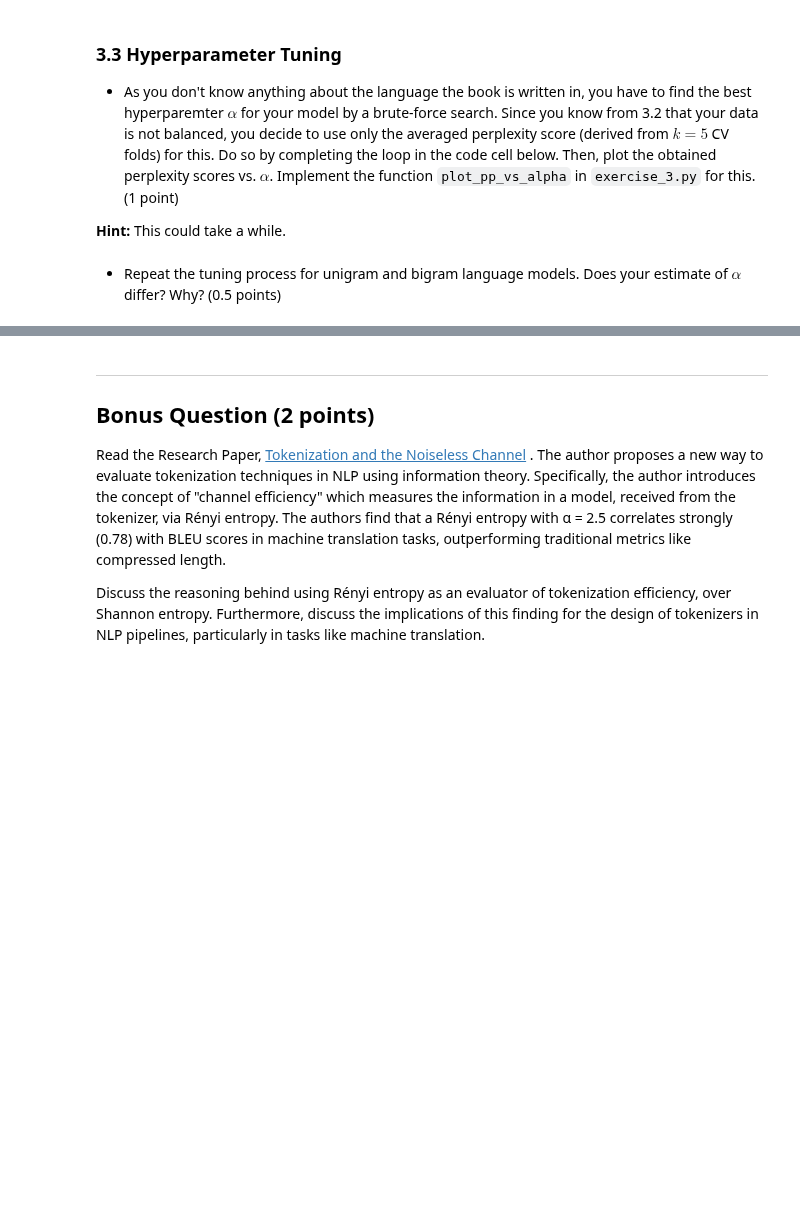
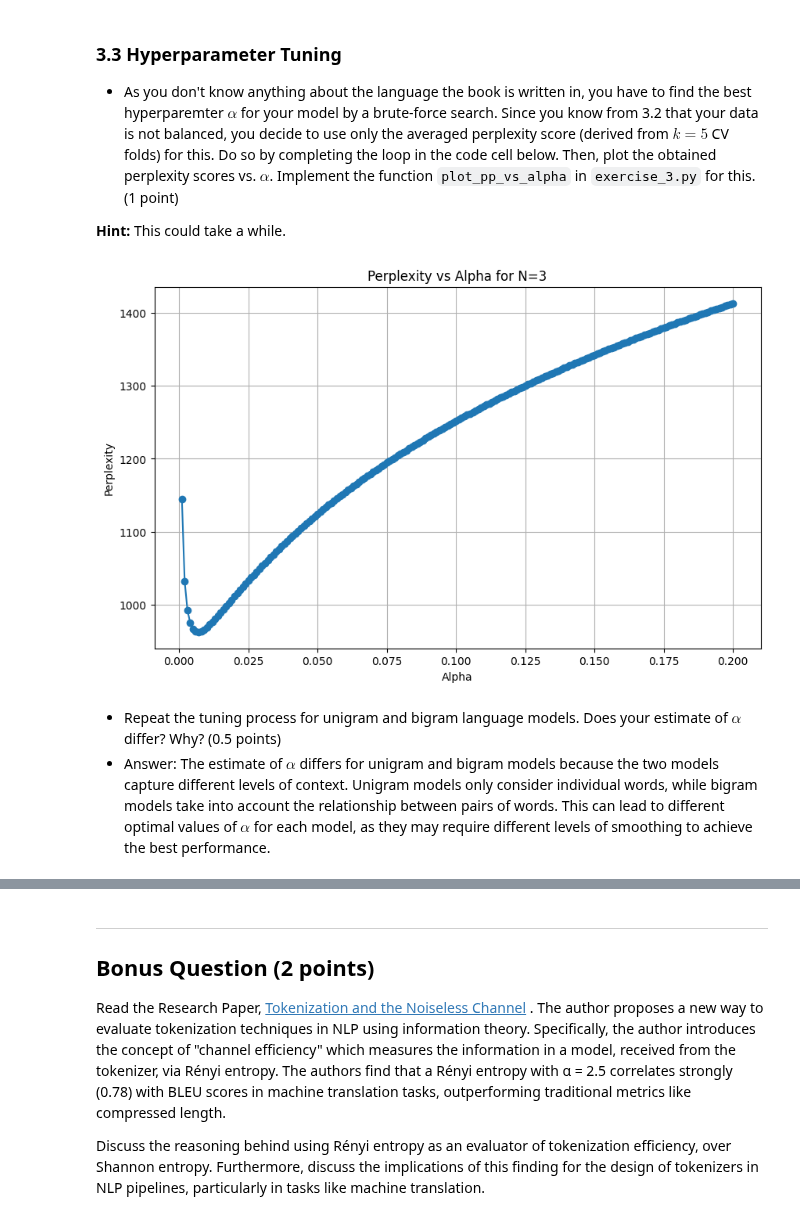
Before and after one commit to Maxewang0220/SNLP, a Jupyter notebook: Assignment_5/Assignment5.ipynb, the cells around one changed output, grey strips where cells are left out. Cells and saved outputs as stored; diff of their text form; code cells hidden in the pictures; blank space fills up the shorter version.

```diff
--- a/Assignment_5/Assignment5.ipynb
+++ b/Assignment_5/Assignment5.ipynb
@@ -105,17 +105,17 @@ from pathlib import Path
 import exercise_3
 exercise_3 = reload(exercise_3)
 
-genesis_text =
-apocalypsis_text =
+genesis_text = open(Path('data/genesis.txt'), 'r', encoding='utf-8').read().split()
+apocalypsis_text = open(Path('data/apocalypsis.txt'), 'r', encoding='utf-8').read().split()
 
 # preprocess
-genesis_preprocessed =
-apocalypsis_preprocessd =
+genesis_preprocessed = exercise_3.preprocess(genesis_text)
+apocalypsis_preprocessd = exercise_3.preprocess(apocalypsis_text)
 
 # concatenate
-corpus =
+corpus = genesis_preprocessed + apocalypsis_preprocessd
 
 # train, test split
-train, test =
+train_set, test_set = exercise_3.train_test_split_data(corpus)
 # %% [markdown]
 * Using the language model class given, we will estimate a trigram language model on the train set and report perplexity on the test set. First, implement the `perplexity` function in `language_model.py` then calculate it using $\alpha=1$. Does this represent an unbiased estimate of the model's capacity? (1 points)
@@ -123,9 +125,9 @@ train, test =
 # TODO: trigram LM
 from language_model import NGramLM
 
-N =
-alpha =
+N = 3
+alpha = 1.0
 
-LM =
-perplexity =
+LM = NGramLM(train_set, N, alpha)
+perplexity = NGramLM.perplexity(LM, test_set)
 print(perplexity)
@@ -141,3 +147,10 @@ cv_folds = exercise_3.k_validation_folds(corpus, k_folds=5)
 pps = []
 
 # TODO: estimate 5 trigram LMs!
+for i, (train_fold, test_fold) in enumerate(cv_folds):
+    LM = NGramLM(train_fold, N=3, alpha=1.0)
+    perplexity = NGramLM.perplexity(LM, test_fold)
+    pps.append(perplexity)
+    print(f"Fold {i+1} perplexity: {perplexity}")
+
+print(f"Average perplexity: {sum(pps)/len(pps)}")
@@ -149,8 +169,24 @@ pps = []
 **Hint:** This could take a while.
 # %%
 # hyperparamter tuning, CV for trigram
-alphas = [x*0.01 for x in range(1,101)]
+alphas = [x*0.001 for x in range(1,201)]
+
+avg_pps = []
+for alpha in alphas:
+    pps = []
+    for i, (train_fold, test_fold) in enumerate(cv_folds):
+        LM = NGramLM(train_fold, N=3, alpha=alpha)
+        perplexity = NGramLM.perplexity(LM, test_fold)
+        pps.append(perplexity)
+    avg_pp = sum(pps) / len(pps)
+    avg_pps.append(avg_pp)
+
+# Plot average perplexity vs alpha
+exercise_3.plot_pp_vs_alpha(avg_pps, alphas, N=3)
+# %% [output]
+[figure, added]
 # %% [markdown]
 * Repeat the tuning process for unigram and bigram language models. Does your estimate of $\alpha$ differ? Why? (0.5 points)
+* Answer: The estimate of $\alpha$ differs for unigram and bigram models because the two models capture different levels of context. Unigram models only consider individual words, while bigram models take into account the relationship between pairs of words. This can lead to different optimal values of $\alpha$ for each model, as they may require different levels of smoothing to achieve the best performance.
 # %%
 # hyperparamter tuning, unigram + bigram
```
Also changed, not shown: parts of 5 cells of this notebook, 2 other files.
